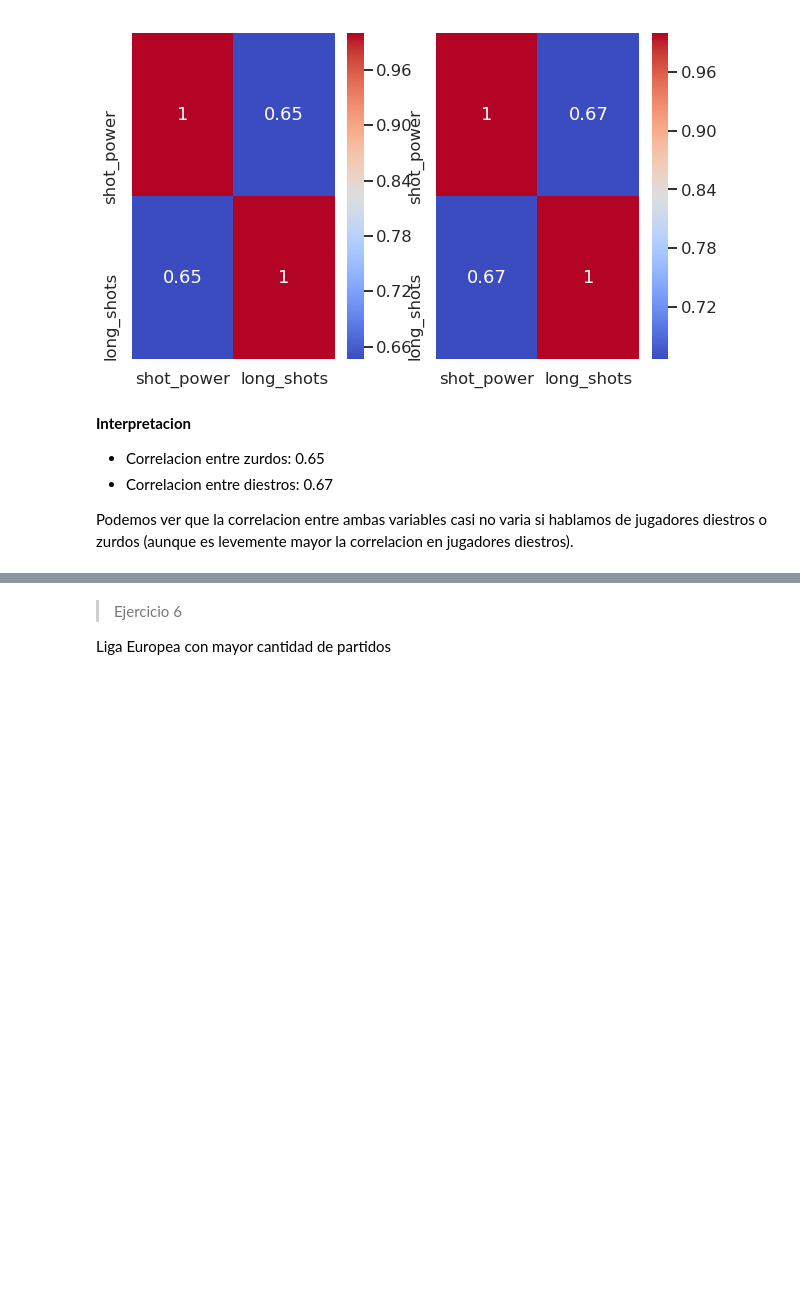
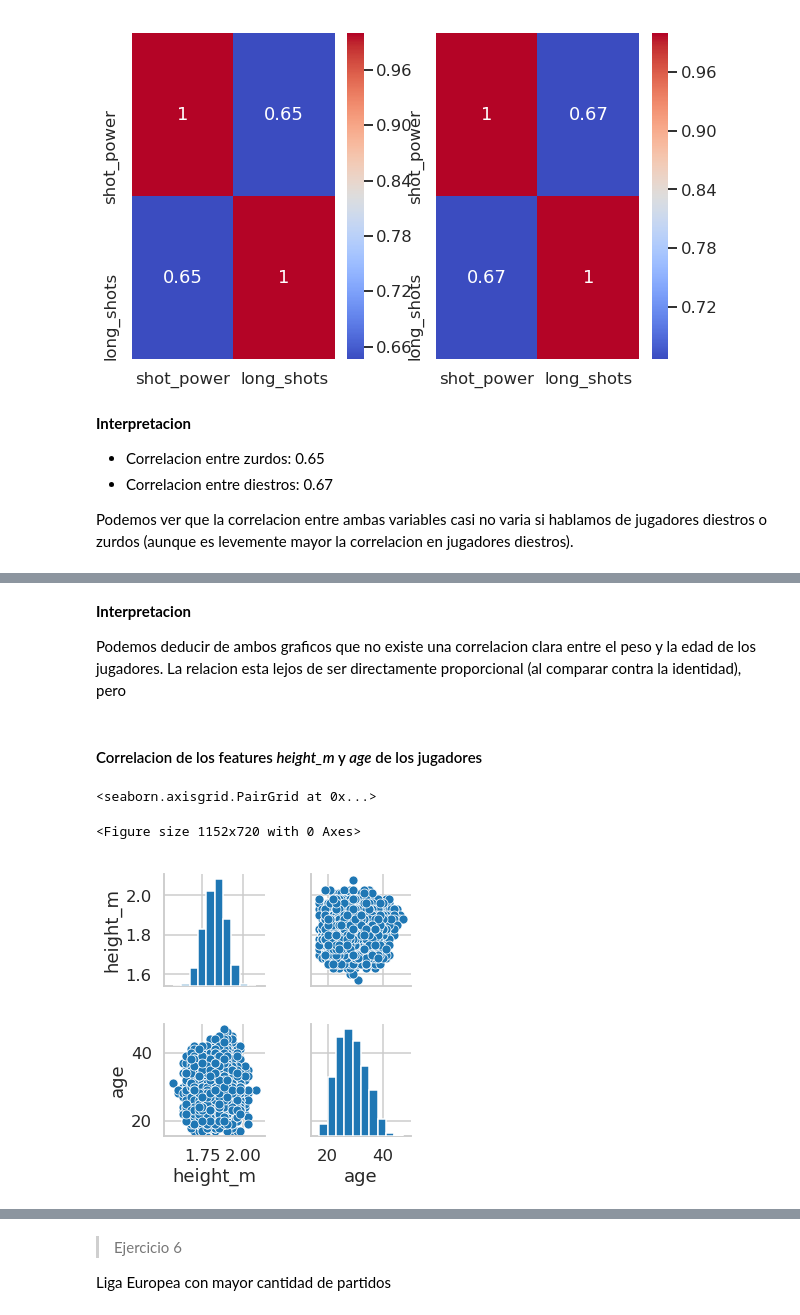
Before and after one commit to diplodatos2019/Mentoria_Analisis_Visualizacion_Datos, a Jupyter notebook: Practico_AyV_resolucion.ipynb, the cells around one changed output, grey strips where cells are left out. Drawn from its saved outputs; the diff is of its cells as text; code cells hidden in the pictures; blank space fills up the shorter version.

```diff
--- a/Practico_AyV_resolucion.ipynb
+++ b/Practico_AyV_resolucion.ipynb
@@ -493,0 +543,14 @@ Graficar la correlacion de los entre los features 'Height' y 'Age' de los jugado
+# %% [markdown]
+**Interpretacion**
+
+Podemos deducir de ambos graficos que no existe una correlacion clara entre el peso y la edad de los jugadores. La relacion esta lejos de ser directamente proporcional (al comparar contra la identidad), pero
+# %% [markdown]
+#### Correlacion de los features *height_m* y *age* de los jugadores
+# %%
+## Pairplot height_m vs age
+plt.figure(figsize=(16,10))
+sns.pairplot(df_player[["height_m", "age"]])
+# %% [output]
+<seaborn.axisgrid.PairGrid at 0x...>
+<Figure size 1152x720 with 0 Axes>
+[figure, added]
```
Also changed, not shown: parts of 9 cells of this notebook.
